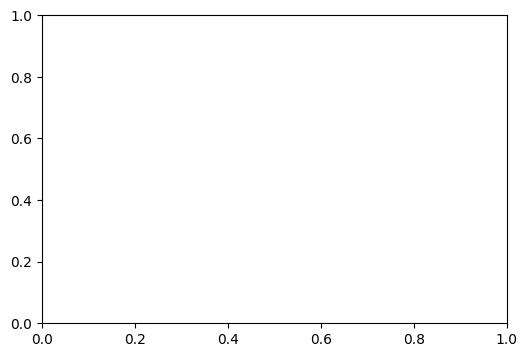
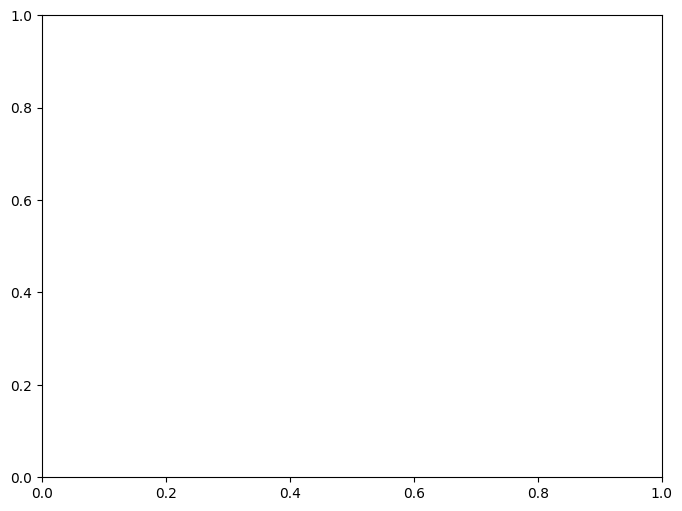
The notebook cell's code change between the first figure and the second:
--- before
+++ after
@@ -1,2 +1,3 @@
 # 最推荐的方式是使用 plt.subplots()，它会同时创建画布和画板，并返回一个元组，包含画布和画板对象。
-fig, axes = plt.subplots(figsize=(6, 4))
+fig, axes = plt.subplots(figsize=(8,6)) 
+axes

Commit: matplotlib基础复习了一遍